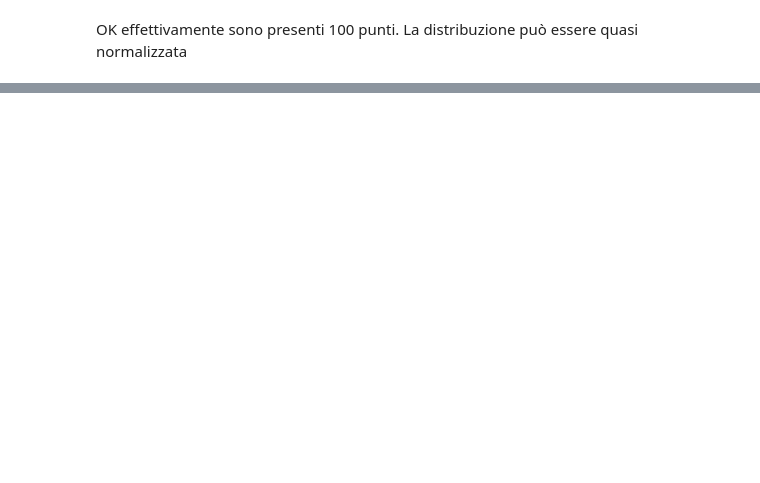
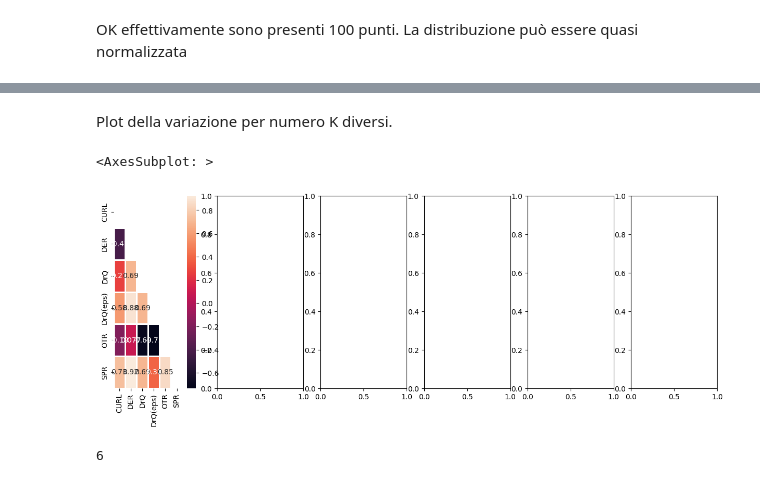
Before and after one commit to ecaromeo/stat_prec, a Jupyter notebook: normality.ipynb, the cells around one changed output, grey strips where cells are left out. Drawn from its saved outputs; the diff is of its cells as text; code cells hidden in the pictures; blank space fills up the shorter version.

```diff
--- a/normality.ipynb
+++ b/normality.ipynb
@@ -63,0 +242,2 @@ OK effettivamente sono presenti 100 punti. La distribuzione può essere quasi no
+# %% [markdown]
+Plot della variazione per numero K diversi.
@@ -63,0 +259,43 @@ OK effettivamente sono presenti 100 punti. La distribuzione può essere quasi no
+# %%
+games = list(rain_ret.keys())
+p_vals_great = np.zeros(len(games))
+p_vals_less = np.zeros(len(games))
+p_vals_mood_great = np.zeros(len(games))
+p_vals_mood_less = np.zeros(len(games))
+ttr = 0.1 # Trim value
+alpha = 0.05
+M = len(games)
+Nalgo = len(algo_bench.items())
+algo_list = list(algo_bench.keys())
+Kv = np.array([3, 5, 10, 25, 50, 100])
+K = 100    # Number or samples from the simulation
+J_matrix = np.zeros((Nalgo, Nalgo))
+
+for alg1, alg2 in itertools.combinations(algo_bench.keys(), 2):
+        alg1_ret = algo_bench[alg1]
+        alg2_ret = algo_bench[alg2]
+        i1 = algo_list.index(alg1)
+        i2 = algo_list.index(alg2)
+        for i, game in zip(range(len(games)), games):
+                alg1_smpl = random.sample(alg1_ret[game], K)
+                alg2_smpl = random.sample(alg2_ret[game], K)
+                _, p_vals_great[i] = stats.ttest_ind(alg2_smpl, alg1_smpl, equal_var=False, alternative='greater', trim=ttr)
+                _, p_vals_less[i] = stats.ttest_ind(alg2_smpl, alg1_smpl, equal_var=False, alternative='less', trim=ttr)
+                # _, p_vals_mood_great[i] = stats.mood(curl_smpl, der_smpl, alternative='greater')
+                # _, p_vals_mood_less[i] = stats.mood(curl_smpl, der_smpl, alternative='less')
+
+                J_score = relat_discov (alpha, p_vals_great, p_vals_less)
+                J_matrix[i2, i1] = J_score
+# %%
+mask = np.zeros_like(J_matrix)
+mask[np.triu_indices_from(mask)] = True
+fig, ax = plt.subplots(1, len(Kv))
+fig.set_figwidth(15)
+sns.heatmap(J_matrix, linewidth=1, mask=mask, annot=True, xticklabels=algo_list, yticklabels=algo_list, ax=ax[0])
+# %% [output]
+<AxesSubplot: >
+[figure, added]
+# %%
+fig.set_figwidth(15)
+# %% [output]
+6
```
Also changed, not shown: parts of 31 cells of this notebook.
